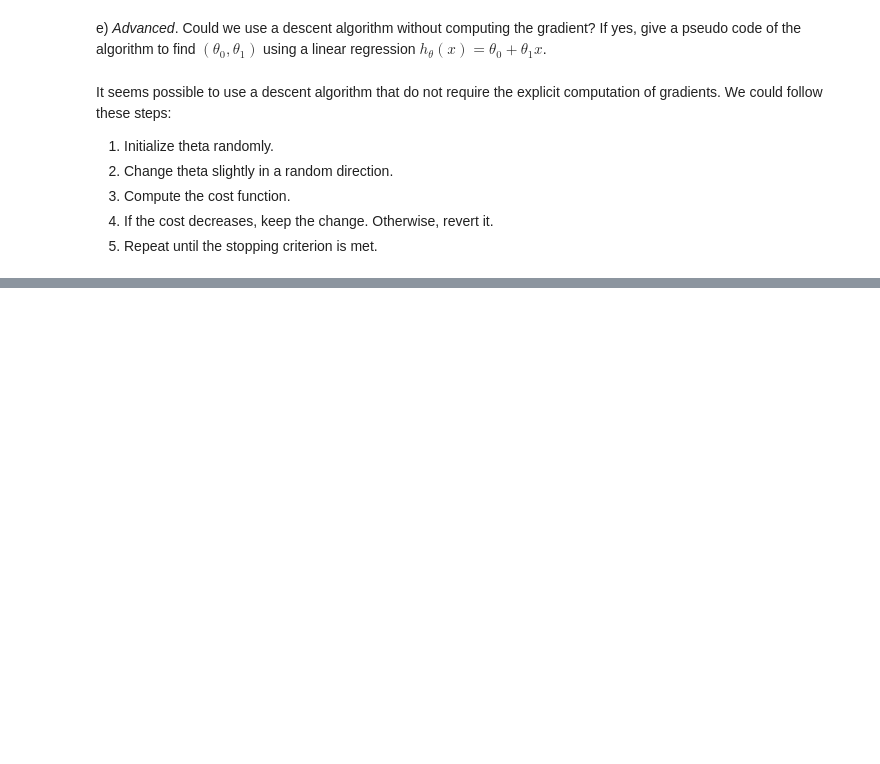
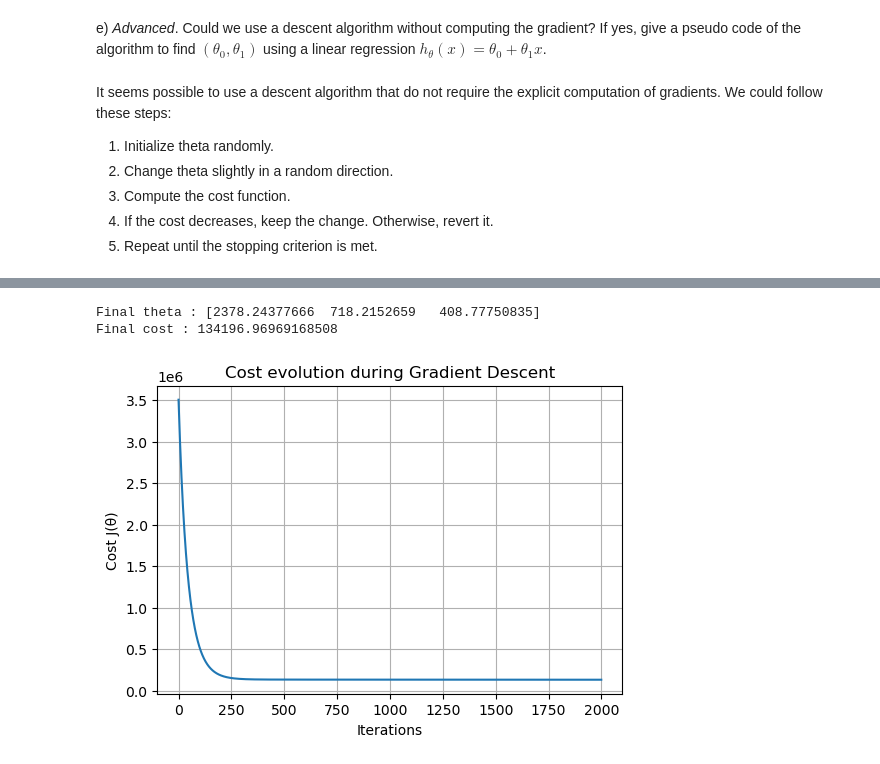
Before and after one commit to evarayHEIG/machle_labs, a Jupyter notebook: pw4/pw4-linear-regression-stud.ipynb, the cells around one changed output, grey strips where cells are left out. Drawn from its saved outputs; the diff is of its cells as text; code cells hidden in the pictures; blank space fills up the shorter version.

```diff
--- a/pw4/pw4-linear-regression-stud.ipynb
+++ b/pw4/pw4-linear-regression-stud.ipynb
@@ -236,0 +261,34 @@ It seems possible to use a descent algorithm that do not require the explicit co
+# %%
+x1_a = dataset['living_area'].to_numpy()
+x2_a = x1_a ** 2
+
+y = dataset['rent_price'].to_numpy().reshape(-1, 1)
+
+N = len(y)
+
+# Normalize features
+x1_norm, m1, s1 = normalize(x1_a)
+x2_norm, m2, s2 = normalize(x2_a)
+
+# Matrix with bias term
+X_a = np.c_[np.ones(N), x1_norm, x2_norm]
+# %%
+alpha = 0.01
+num_iters = 2000
+theta_a, cost_a = gradient_descent(X_a, y, alpha, num_iters)
+
+print("Final theta :", theta_a.ravel())
+print("Final cost :", cost_a[-1])
+# %% [output]
+Final theta : [2378.24377666  718.2152659   408.77750835]
+Final cost : 134196.96969168508
+# %%
+plt.figure(figsize=(6,4))
+plt.plot(cost_a)
+plt.xlabel("Iterations")
+plt.ylabel("Cost J(θ)")
+plt.title("Cost evolution during Gradient Descent")
+plt.grid(True)
+plt.show()
+# %% [output]
+[figure, added]
```
Also changed, not shown: parts of 12 cells of this notebook.
